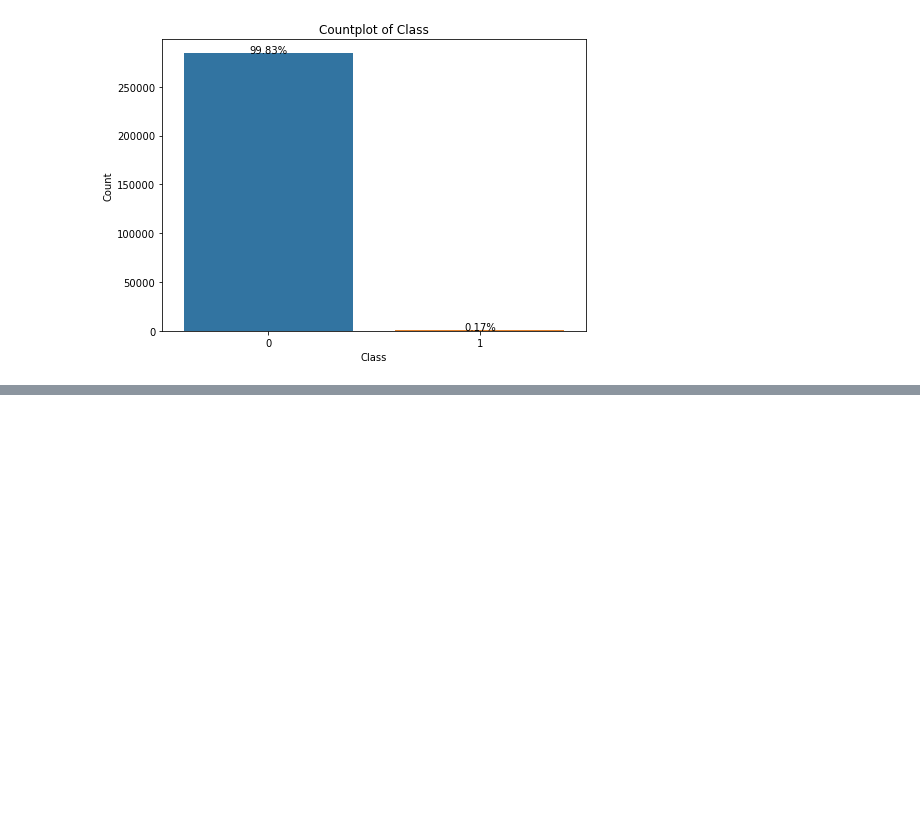
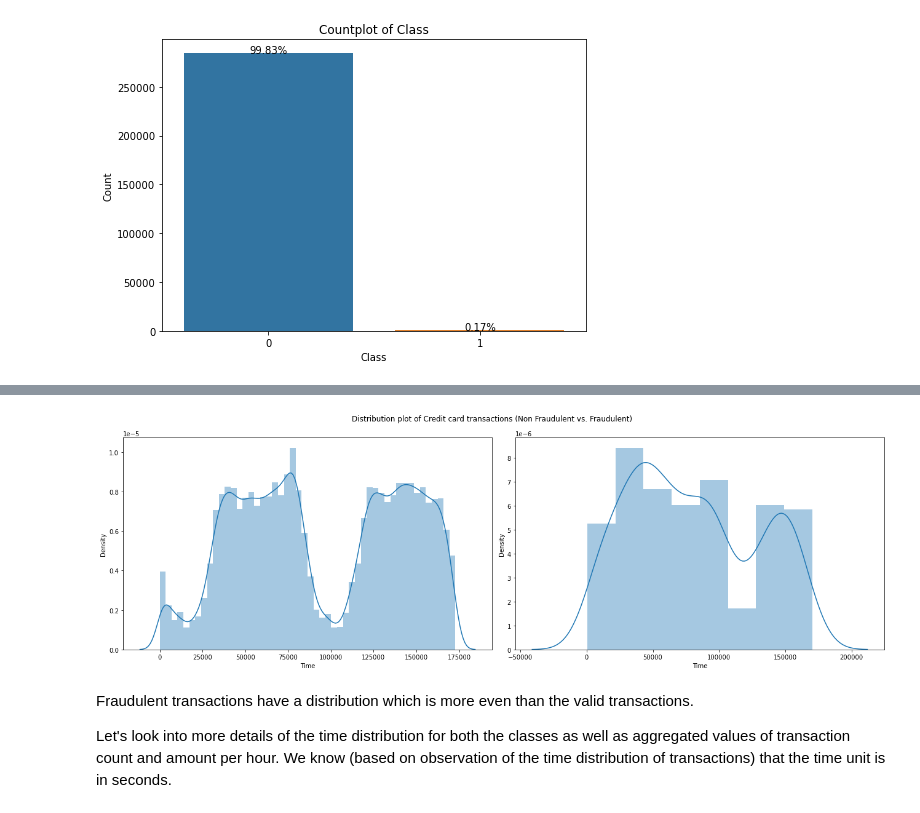
Before and after one commit to sneharth/Data-Science, a Jupyter notebook: Credit Card Fraud Detection/Credit Card Fraud Detection.ipynb, the cells around one changed output, grey strips where cells are left out. Drawn from its saved outputs; the diff is of its cells as text; code cells hidden in the pictures; blank space fills up the shorter version.

```diff
--- a/Credit Card Fraud Detection/Credit Card Fraud Detection.ipynb
+++ b/Credit Card Fraud Detection/Credit Card Fraud Detection.ipynb
@@ -113,0 +99,14 @@ iplot ( fig , filename = 'dist_only' )
+# %%
+fig , ( ax1 , ax2 ) = plt.subplots ( ncols = 2 , figsize = ( 18 , 6 ) )
+s = sns.distplot ( data [ data [ "Class" ] == 0 ] [ "Time" ] , ax = ax1 )
+s = sns.distplot ( data [ data [ "Class" ] == 1 ] [ "Time" ] , ax = ax2 )
+
+plt.suptitle ( "Distribution plot of Credit card transactions (Non Fraudulent vs. Fraudulent)" )
+
+plt.show ( )
+# %% [output]
+[figure, added]
+# %% [markdown]
+Fraudulent transactions have a distribution which is more even than the valid transactions.
+
+Let's look into more details of the time distribution for both the classes as well as aggregated values of transaction count and amount per hour. We know (based on observation of the time distribution of transactions) that the time unit is in seconds.
```
Also changed, not shown: parts of 2 cells of this notebook.
